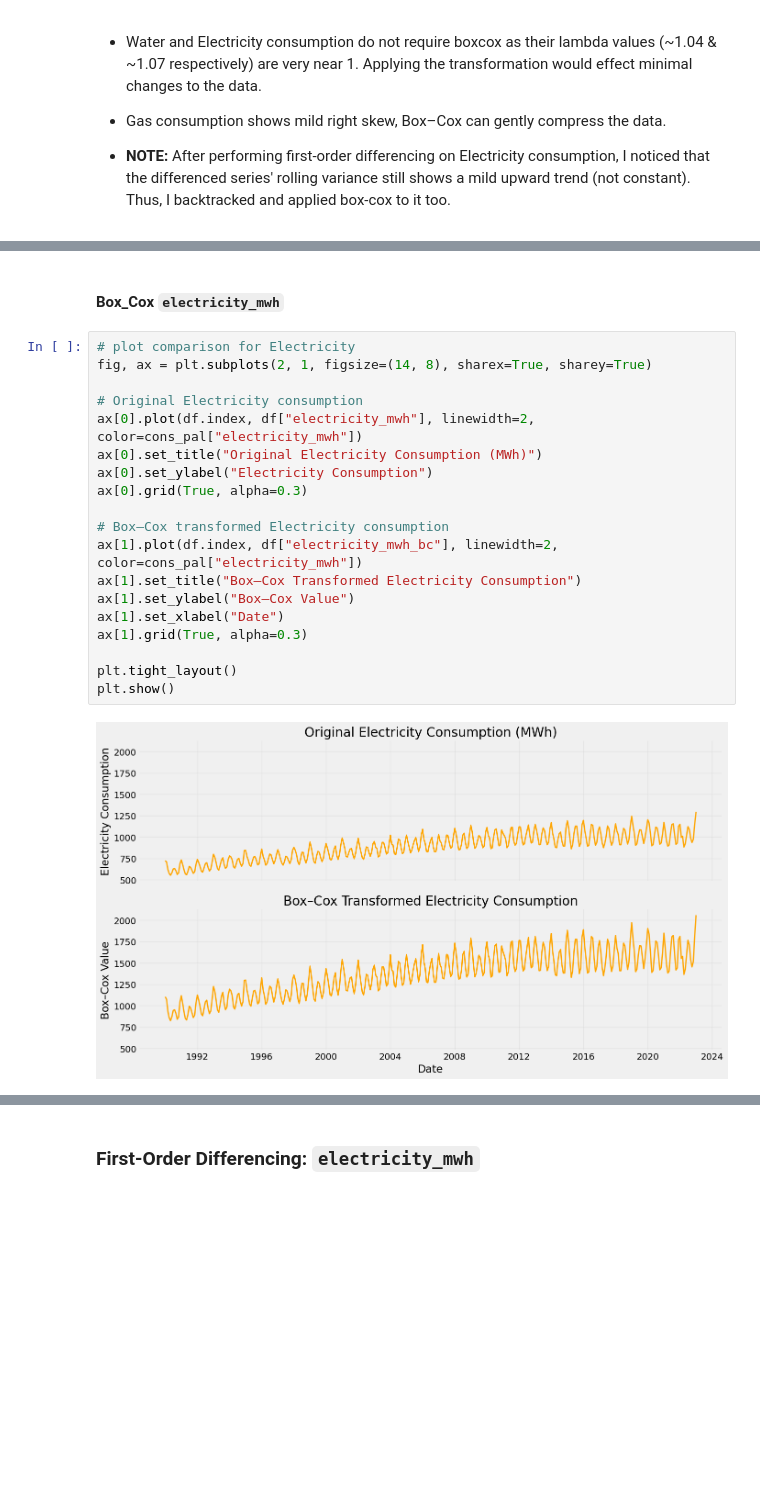
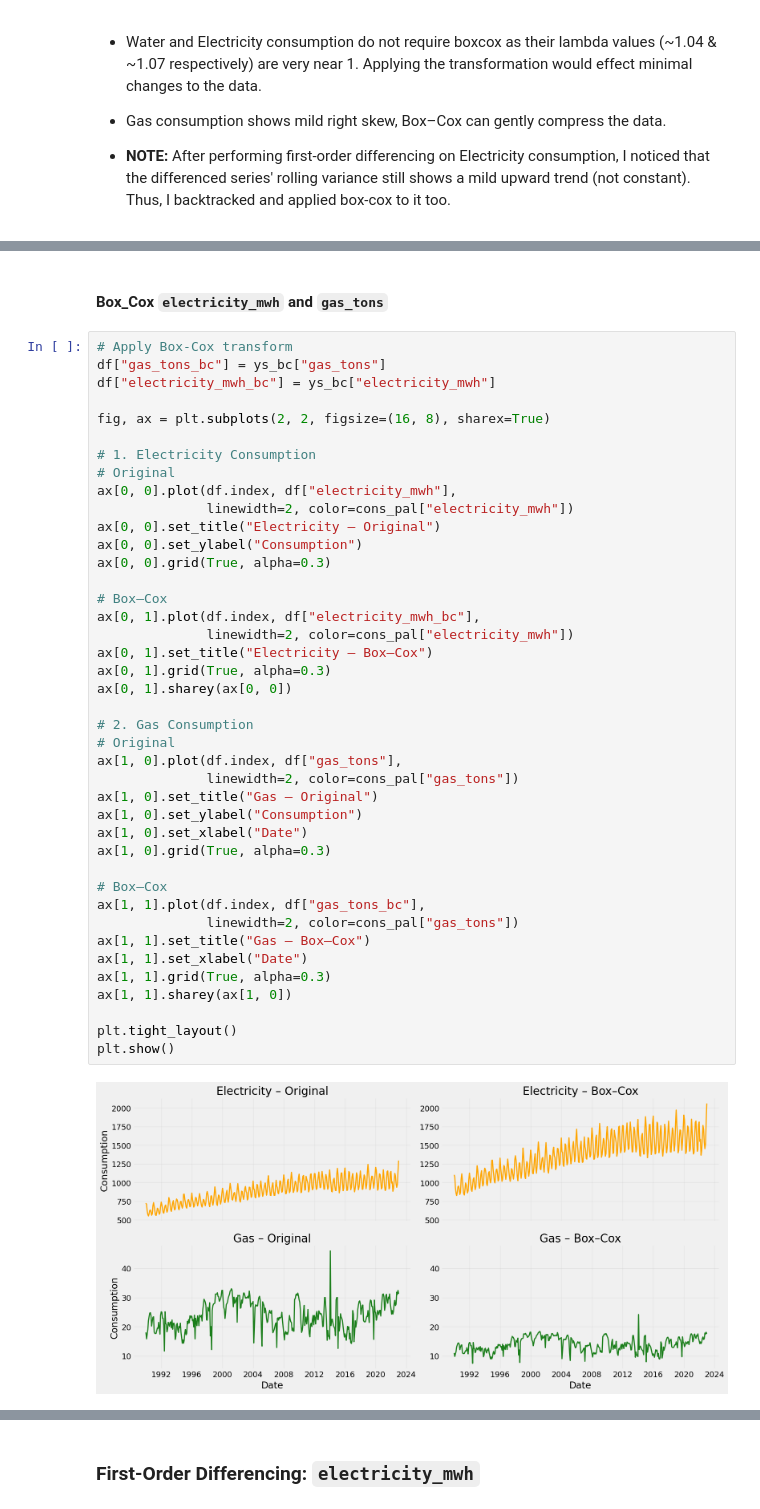
Before and after one commit to lokejer/AIML-clustering-timeseries, a Jupyter notebook: p2510707_CA2_PartB_JeromeLoke.ipynb, the cells around one changed output, grey strips where cells are left out. Drawn from its saved outputs; the diff is of its cells as text; blank space fills up the shorter version.

```diff
--- a/p2510707_CA2_PartB_JeromeLoke.ipynb
+++ b/p2510707_CA2_PartB_JeromeLoke.ipynb
@@ -459,24 +374,46 @@ plt.show()
 # %% [markdown]
-#### Box_Cox `electricity_mwh`
+#### Box_Cox `electricity_mwh` and `gas_tons`
 # %%
-# plot comparison for Electricity
-fig, ax = plt.subplots(2, 1, figsize=(14, 8), sharex=True, sharey=True)
+# Apply Box-Cox transform
+df["gas_tons_bc"] = ys_bc["gas_tons"]
+df["electricity_mwh_bc"] = ys_bc["electricity_mwh"]
 
-# Original Electricity consumption
-ax[0].plot(df.index, df["electricity_mwh"], linewidth=2, color=cons_pal["electricity_mwh"])
-ax[0].set_title("Original Electricity Consumption (MWh)")
-ax[0].set_ylabel("Electricity Consumption")
-ax[0].grid(True, alpha=0.3)
+fig, ax = plt.subplots(2, 2, figsize=(16, 8), sharex=True)
 
-# Box–Cox transformed Electricity consumption
-ax[1].plot(df.index, df["electricity_mwh_bc"], linewidth=2, color=cons_pal["electricity_mwh"])
-ax[1].set_title("Box–Cox Transformed Electricity Consumption")
-ax[1].set_ylabel("Box–Cox Value")
-ax[1].set_xlabel("Date")
-ax[1].grid(True, alpha=0.3)
+# 1. Electricity Consumption
+# Original
+ax[0, 0].plot(df.index, df["electricity_mwh"],
+              linewidth=2, color=cons_pal["electricity_mwh"])
+ax[0, 0].set_title("Electricity – Original")
+ax[0, 0].set_ylabel("Consumption")
+ax[0, 0].grid(True, alpha=0.3)
+
+# Box–Cox
+ax[0, 1].plot(df.index, df["electricity_mwh_bc"],
+              linewidth=2, color=cons_pal["electricity_mwh"])
+ax[0, 1].set_title("Electricity – Box–Cox")
+ax[0, 1].grid(True, alpha=0.3)
+ax[0, 1].sharey(ax[0, 0])
+
+# 2. Gas Consumption
+# Original
+ax[1, 0].plot(df.index, df["gas_tons"],
+              linewidth=2, color=cons_pal["gas_tons"])
+ax[1, 0].set_title("Gas – Original")
+ax[1, 0].set_ylabel("Consumption")
+ax[1, 0].set_xlabel("Date")
+ax[1, 0].grid(True, alpha=0.3)
+
+# Box–Cox
+ax[1, 1].plot(df.index, df["gas_tons_bc"],
+              linewidth=2, color=cons_pal["gas_tons"])
+ax[1, 1].set_title("Gas – Box–Cox")
+ax[1, 1].set_xlabel("Date")
+ax[1, 1].grid(True, alpha=0.3)
+ax[1, 1].sharey(ax[1, 0])
 
 plt.tight_layout()
 plt.show()
 # %% [output]
-[figure, old version]
+[figure, new version]
 # %% [markdown]
```
Also changed, not shown: parts of 57 cells of this notebook.
